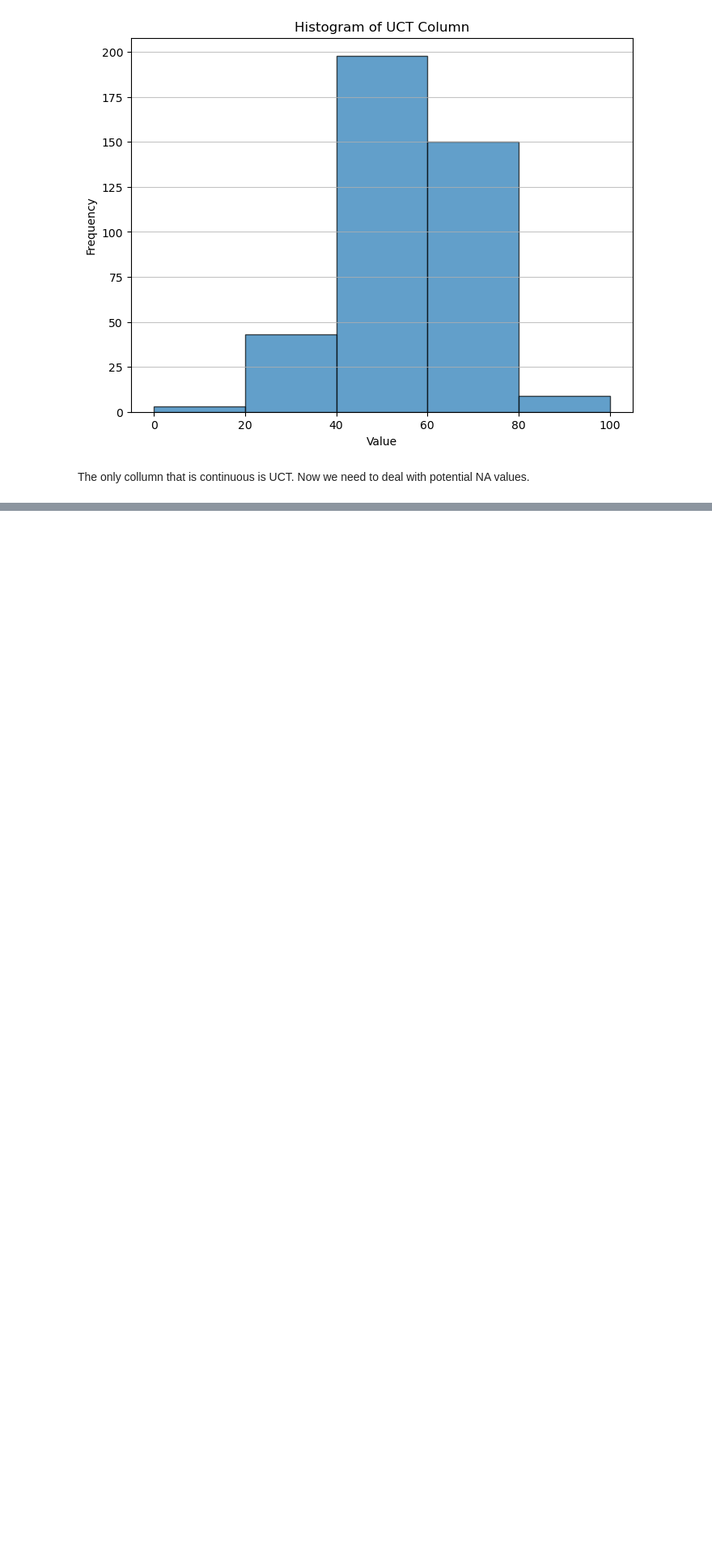
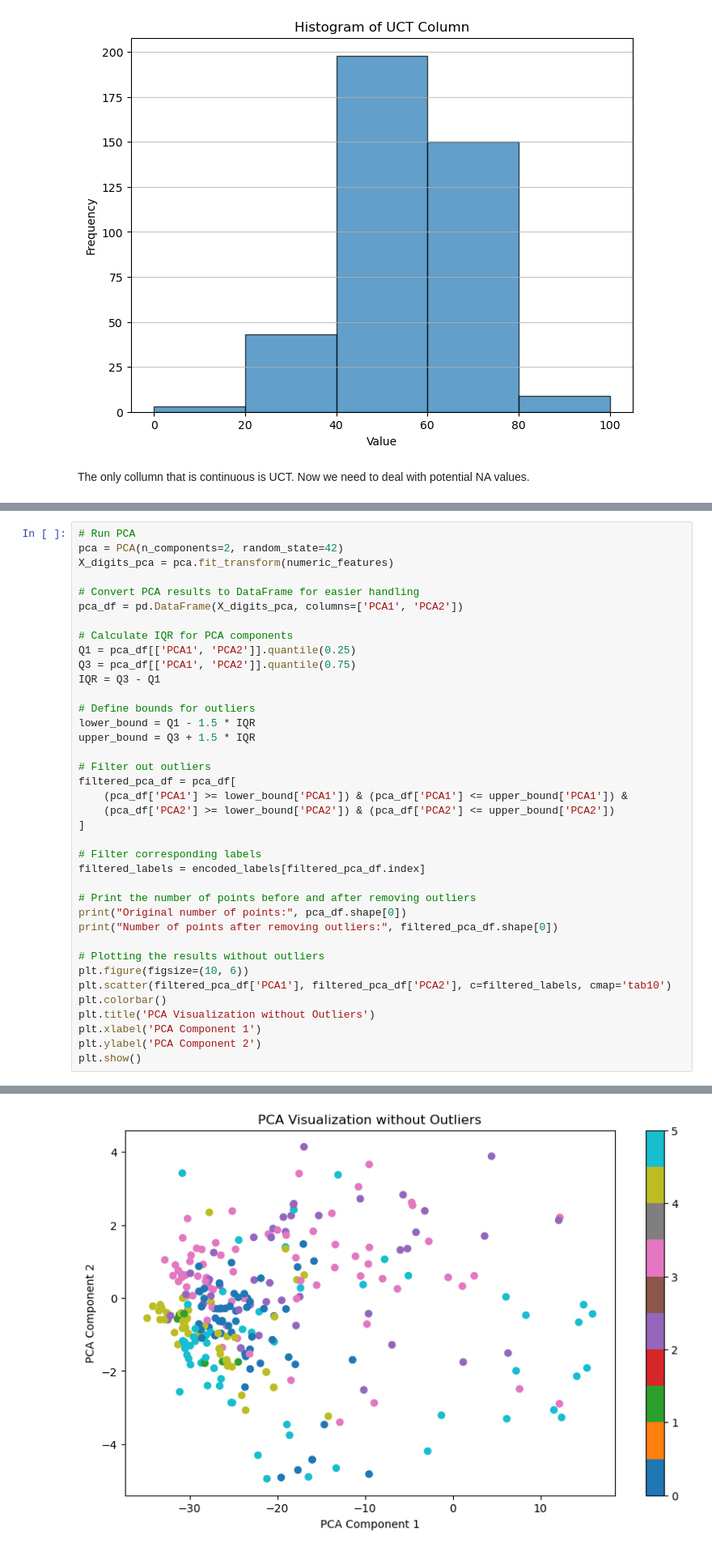
Before and after one commit to Artyom-kurguzkin/ML-ludemes-predictions, a Jupyter notebook: ludemes-gameData-predict.ipynb, the cells around one changed output, grey strips where cells are left out. Shown at 81% size. Drawn from its saved outputs; the diff is of its cells as text; blank space fills up the shorter version.

```diff
--- a/ludemes-gameData-predict.ipynb
+++ b/ludemes-gameData-predict.ipynb
@@ -445,0 +230,39 @@ ValueError: could not convert string to float: 'Senet'
+# %%
+# Run PCA
+pca = PCA(n_components=2, random_state=42)
+X_digits_pca = pca.fit_transform(numeric_features)
+
+# Convert PCA results to DataFrame for easier handling
+pca_df = pd.DataFrame(X_digits_pca, columns=['PCA1', 'PCA2'])
+
+# Calculate IQR for PCA components
+Q1 = pca_df[['PCA1', 'PCA2']].quantile(0.25)
+Q3 = pca_df[['PCA1', 'PCA2']].quantile(0.75)
+IQR = Q3 - Q1
+
+# Define bounds for outliers
+lower_bound = Q1 - 1.5 * IQR
+upper_bound = Q3 + 1.5 * IQR
+
+# Filter out outliers
+filtered_pca_df = pca_df[
+    (pca_df['PCA1'] >= lower_bound['PCA1']) & (pca_df['PCA1'] <= upper_bound['PCA1']) &
+    (pca_df['PCA2'] >= lower_bound['PCA2']) & (pca_df['PCA2'] <= upper_bound['PCA2'])
+]
+
+# Filter corresponding labels
+filtered_labels = encoded_labels[filtered_pca_df.index]
+
+# Print the number of points before and after removing outliers
+print("Original number of points:", pca_df.shape[0])
+print("Number of points after removing outliers:", filtered_pca_df.shape[0])
+
+# Plotting the results without outliers
+plt.figure(figsize=(10, 6))
+plt.scatter(filtered_pca_df['PCA1'], filtered_pca_df['PCA2'], c=filtered_labels, cmap='tab10')
+plt.colorbar()
+plt.title('PCA Visualization without Outliers')
+plt.xlabel('PCA Component 1')
+plt.ylabel('PCA Component 2')
+plt.show()
+# %% [output]
@@ -445,0 +271 @@ ValueError: could not convert string to float: 'Senet'
+[figure, added]
```
Also changed, not shown: parts of 34 cells of this notebook.
